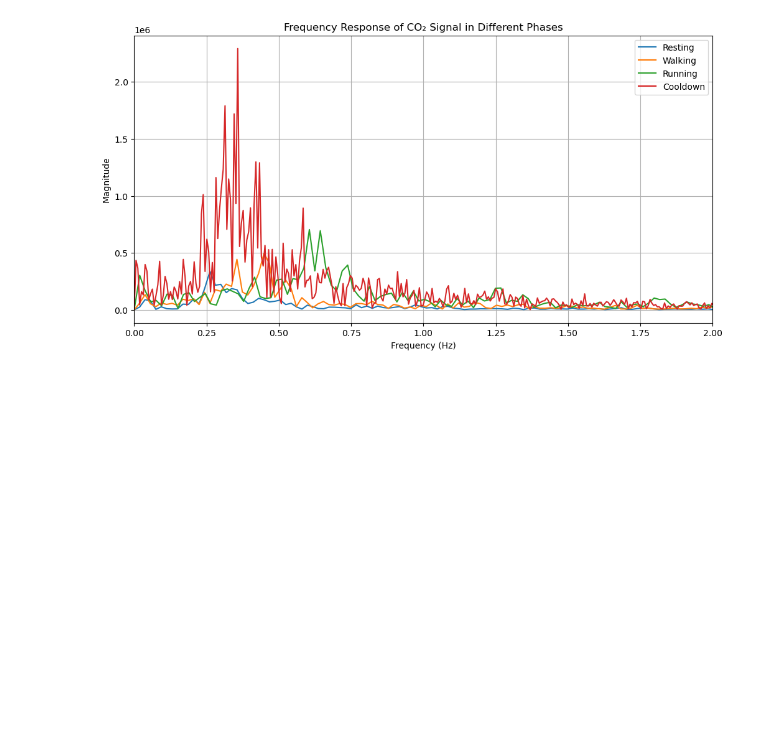
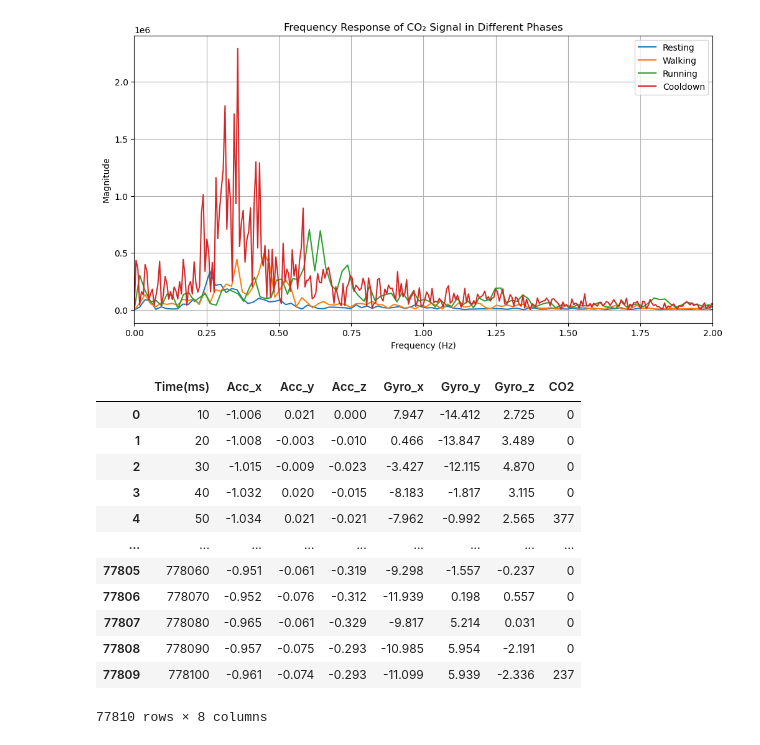
Before and after one commit to jayy-gan/fuzzy-invention, a Jupyter notebook: data-processing.ipynb, the cells around one changed output. Cells and saved outputs as stored; diff of their text form; code cells hidden in the pictures; blank space fills up the shorter version.

```diff
--- a/data-processing.ipynb
+++ b/data-processing.ipynb
@@ -579,0 +528,17 @@ plt.show()
+# %%
+df_29 = pd.read_csv(path)
+df_29
+# %% [output]
+|  | Time(ms) | Acc_x | Acc_y | Acc_z | Gyro_x | Gyro_y | Gyro_z | CO2 |
+| 0 | 10 | -1.006 | 0.021 | 0.000 | 7.947 | -14.412 | 2.725 | 0 |
+| 1 | 20 | -1.008 | -0.003 | -0.010 | 0.466 | -13.847 | 3.489 | 0 |
+| 2 | 30 | -1.015 | -0.009 | -0.023 | -3.427 | -12.115 | 4.870 | 0 |
+| 3 | 40 | -1.032 | 0.020 | -0.015 | -8.183 | -1.817 | 3.115 | 0 |
+| 4 | 50 | -1.034 | 0.021 | -0.021 | -7.962 | -0.992 | 2.565 | 377 |
+| ... | ... | ... | ... | ... | ... | ... | ... | ... |
+| 77805 | 778060 | -0.951 | -0.061 | -0.319 | -9.298 | -1.557 | -0.237 | 0 |
+| 77806 | 778070 | -0.952 | -0.076 | -0.312 | -11.939 | 0.198 | 0.557 | 0 |
+| 77807 | 778080 | -0.965 | -0.061 | -0.329 | -9.817 | 5.214 | 0.031 | 0 |
+| 77808 | 778090 | -0.957 | -0.075 | -0.293 | -10.985 | 5.954 | -2.191 | 0 |
+| 77809 | 778100 | -0.961 | -0.074 | -0.293 | -11.099 | 5.939 | -2.336 | 237 |
+77810 rows × 8 columns
```
Also changed, not shown: parts of 14 cells of this notebook.
